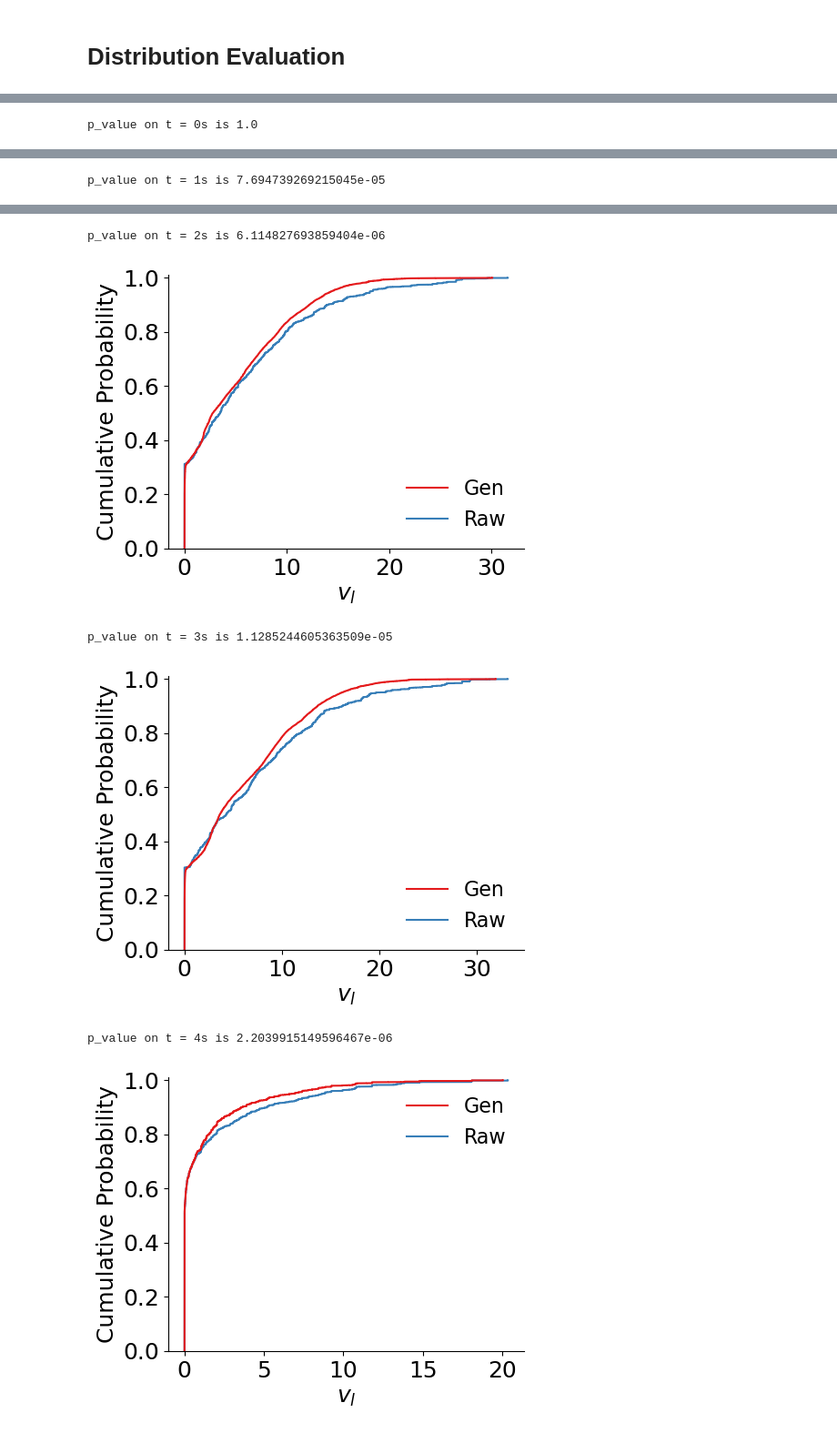
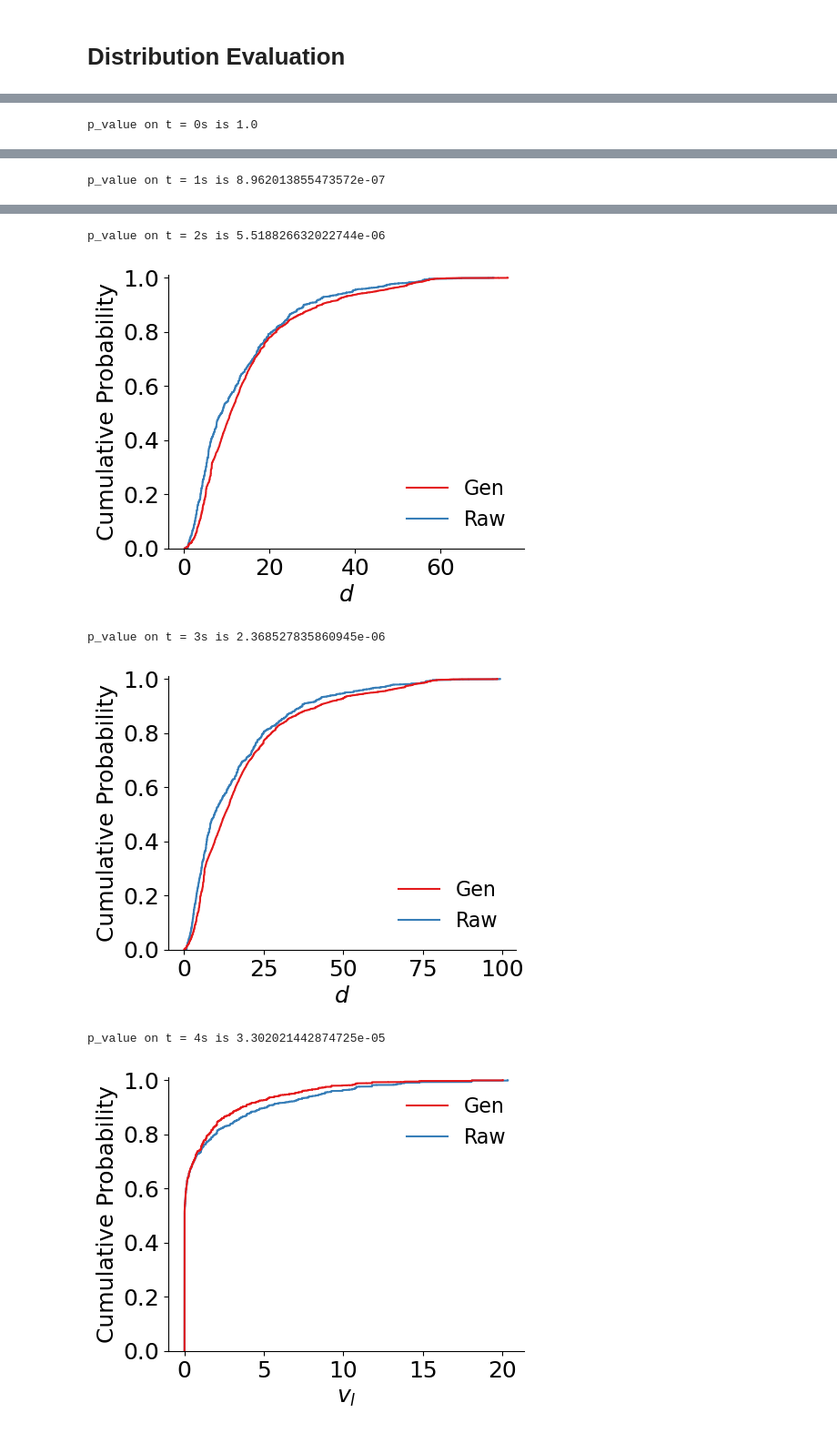
Before and after one commit to ShawnZhaoMX/RearEndCrashGeneration, a Jupyter notebook: Evaluation.ipynb, the cells around one changed output, grey strips where cells are left out. Shown at 91% size. Drawn from its saved outputs; the diff is of its cells as text; code cells hidden in the pictures.

```diff
--- a/Evaluation.ipynb
+++ b/Evaluation.ipynb
@@ -151,14 +151,14 @@ tsne_anslysis(X_raw_eva[:,:,0],X_gen_eva[:,:,0],idxcut_gen_eva)
 # Distribution Evaluation
 # %%
 import copy
-para = "v_l"
+para = "d"
 ID_eva = copy.deepcopy(ID_test)
 
 ## read the data
 if para in ["v_l","v_f","d"]:
     Para_gen_eva = extract_data_from_dfgen(df_gen,para=para,split_type='test')
 # elif para == "v_l_dt"
-Weight_gen_eva = extract_data_from_dfgen(df_gen,para='weight',split_type='test')
+Weight_gen_eva = extract_data_from_dfgen(df_gen,para='reweight',split_type='test')
 
 if para == "v_l":
     Para_raw_eva = V_l_raw[ID_eva-1]
@@ -206 +206 @@ p_value on t = 0s is 1.0
-p_value on t = 1s is 7.694739269215045e-05
+p_value on t = 1s is 8.962013855473572e-07
@@ -208,8 +208,8 @@ p_value on t = 1s is 7.694739269215045e-05
-p_value on t = 2s is 6.114827693859404e-06
+p_value on t = 2s is 5.518826632022744e-06
-[figure, old version]
+[figure, new version]
-p_value on t = 3s is 1.1285244605363509e-05
+p_value on t = 3s is 2.368527835860945e-06
-[figure, old version]
+[figure, new version]
-p_value on t = 4s is 2.2039915149596467e-06
+p_value on t = 4s is 3.302021442874725e-05
 # %%
 import copy
 para = "v_l"
```
Also changed, not shown: parts of 6 cells of this notebook, 3 other files.
